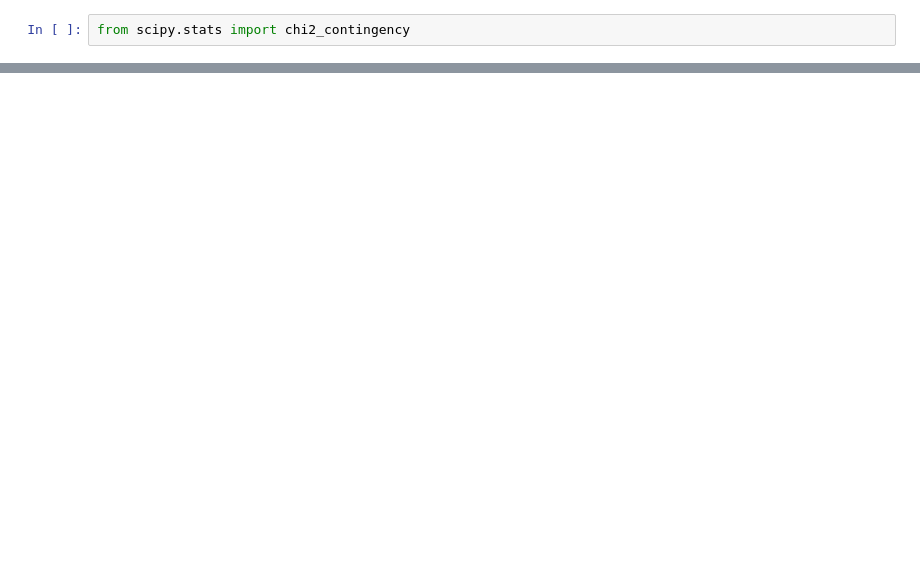
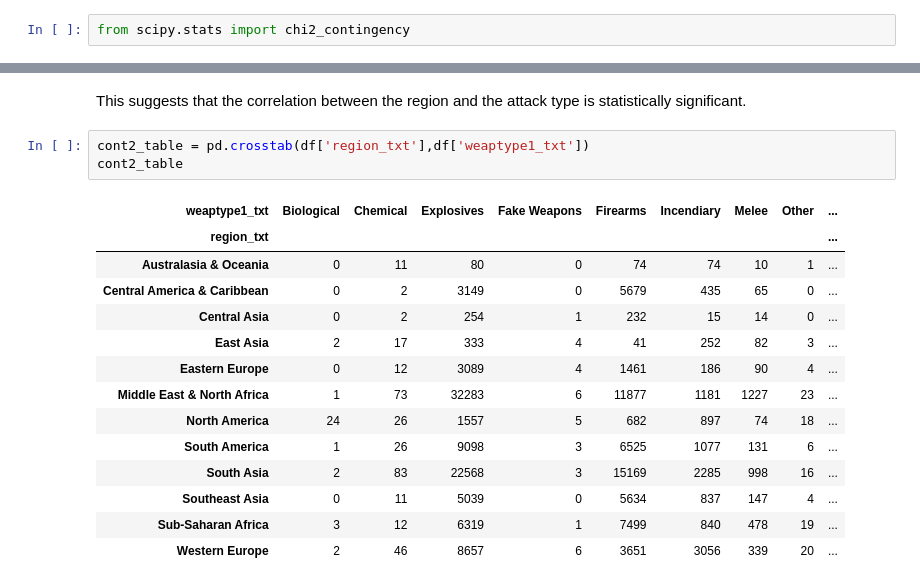
Before and after one commit to GauravBFG10K/Global-Terrorism---EDA, a Jupyter notebook: Global_Terrorism_Analysis_Capstone_Project.ipynb, the cells around one changed output, grey strips where cells are left out. Drawn from its saved outputs; the diff is of its cells as text; blank space fills up the shorter version.

```diff
--- a/Global_Terrorism_Analysis_Capstone_Project.ipynb
+++ b/Global_Terrorism_Analysis_Capstone_Project.ipynb
@@ -349,3 +353,23 @@ c, p, dof, expected = chi2_contingency(cont_table)
 print(p)
 # %% [output]
 0.0
+# %% [markdown]
+This suggests that the correlation between the region and the attack type is statistically significant.
+# %%
+cont2_table = pd.crosstab(df['region_txt'],df['weaptype1_txt'])
+cont2_table
+# %% [output]
+| weaptype1_txt | Biological | Chemical | Explosives | Fake Weapons | Firearms | Incendiary | Melee | Other | ... |
+| region_txt |  |  |  |  |  |  |  |  | ... |
+| Australasia & Oceania | 0 | 11 | 80 | 0 | 74 | 74 | 10 | 1 | ... |
+| Central America & Caribbean | 0 | 2 | 3149 | 0 | 5679 | 435 | 65 | 0 | ... |
+| Central Asia | 0 | 2 | 254 | 1 | 232 | 15 | 14 | 0 | ... |
+| East Asia | 2 | 17 | 333 | 4 | 41 | 252 | 82 | 3 | ... |
+| Eastern Europe | 0 | 12 | 3089 | 4 | 1461 | 186 | 90 | 4 | ... |
+| Middle East & North Africa | 1 | 73 | 32283 | 6 | 11877 | 1181 | 1227 | 23 | ... |
+| North America | 24 | 26 | 1557 | 5 | 682 | 897 | 74 | 18 | ... |
+| South America | 1 | 26 | 9098 | 3 | 6525 | 1077 | 131 | 6 | ... |
+| South Asia | 2 | 83 | 22568 | 3 | 15169 | 2285 | 998 | 16 | ... |
+| Southeast Asia | 0 | 11 | 5039 | 0 | 5634 | 837 | 147 | 4 | ... |
+| Sub-Saharan Africa | 3 | 12 | 6319 | 1 | 7499 | 840 | 478 | 19 | ... |
+| Western Europe | 2 | 46 | 8657 | 6 | 3651 | 3056 | 339 | 20 | ... |
```
Also changed, not shown: parts of 15 cells of this notebook.
